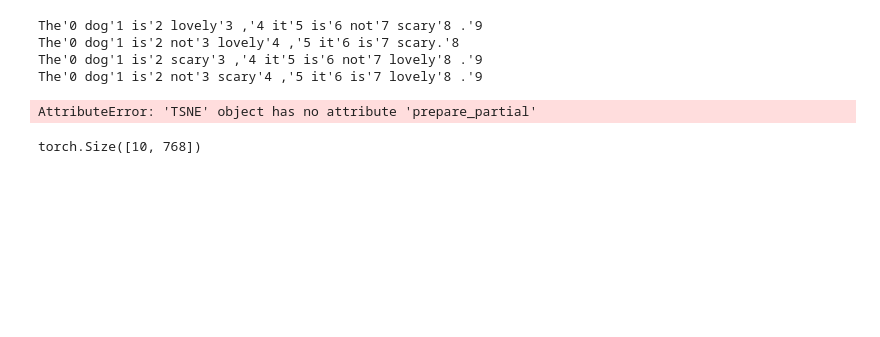
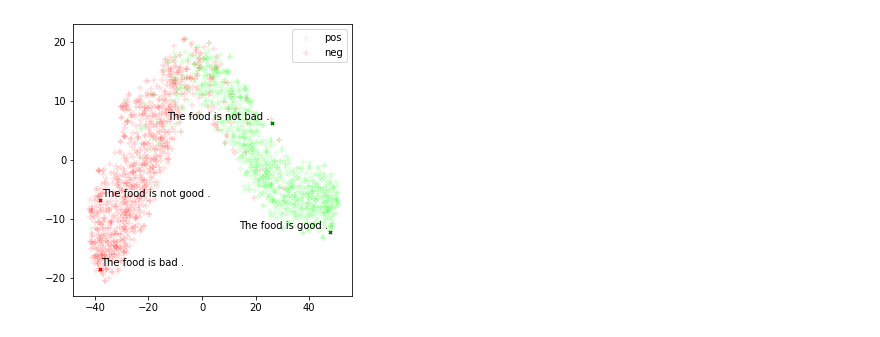
Before and after one commit to dugu9sword/dne, a Jupyter notebook: vis.ipynb, the cells around one changed output. Saved outputs shown, nothing was run; the diff lists cells and outputs as text; code cells hidden in the pictures; blank space fills up the shorter version.

```diff
--- a/vis.ipynb
+++ b/vis.ipynb
@@ -26,11 +23,11 @@ The autoreload extension is already loaded. To reload it, use:
 class Config:
     def __init__(self):
         super().__init__()
-        self.pretrain = "fasttext_ol"
-        self.fix_embed = True
+        self.pretrain = "bert"
+        self.fix_embed = False
         # self.mode = 'train'
 
-        self.bert_noise = 0.0
+        self.layer_noise = 0.0
         self.embed_noise = 0.0
         self.lstm_noise = 0.0
 
@@ -129,7 +89,7 @@ class TSNEPlotter:
         self.annotations = annotations
 
     def plot(self):
-        plt.rcParams['figure.figsize'] = [10, 10]
+        plt.rcParams['figure.figsize'] = [5, 5]
         bases = self.points[:self.base_num]
         pos_mask = np.array(self.mask[:self.base_num])
         plt.scatter(bases[:, 0][pos_mask], bases[:, 1][pos_mask], c='#00FF0020', label='pos', marker='+')
@@ -250,37 +107,0 @@ The'0 dog'1 is'2 not'3 scary'4 ,'5 it'6 is'7 lovely'8 .'9
-# %%
-
-allembeds = np.concatenate([sstembeds, myembeds])
-otsne = OTSNE(initialization='pca', negative_gradient_method='bh')
-otsne.fit()
-
-
-mask = sent_preds
-plt.rcParams['figure.figsize'] = [10, 10]
-for mynum in range(1, len(mysents) + 1):
-    plt.subplot(2, 2, mynum)
-
-    cur_sent = mysents[mynum - 1]
-    cur_words = cur_sent.split(" ")
-    cur_pred = mypreds[mynum - 1]
-
-    plt.scatter(sent2ds[:, 0][np.array(sst_labels)], sent2ds[:, 1][np.array(sst_labels)], c='#00FF0020', label='pos', marker='+')
-    plt.scatter(sent2ds[:, 0][~np.array(sst_labels)], sent2ds[:, 1][~np.array(sst_labels)], c='#FF000020', label='neg', marker='+')
-
-    start_idx = sum(allsizes[:mynum])
-    end_idx = sum(allsizes[:mynum+1])
-    fooembed = all2ds[start_idx: end_idx]
-    plt.scatter(fooembed[:, 0], fooembed[:, 1], c='b', marker='x', s=10)
-    texts = [plt.text(fooembed[i, 0], fooembed[i, 1], "{}-{}-{}".format(i, cur_words[i], "p" if cur_pred[i] else 'n'), ha='center', va='center') for i in range(fooembed.shape[0])]
-    adjust_text(texts)
-
-    plt.legend()
-# %% [output]
-The'0 dog'1 is'2 lovely'3 ,'4 it'5 is'6 not'7 scary'8 .'9
-The'0 dog'1 is'2 not'3 lovely'4 ,'5 it'6 is'7 scary.'8
-The'0 dog'1 is'2 scary'3 ,'4 it'5 is'6 not'7 lovely'8 .'9
-The'0 dog'1 is'2 not'3 scary'4 ,'5 it'6 is'7 lovely'8 .'9
-AttributeError: 'TSNE' object has no attribute 'prepare_partial'
-# %%
-myembeds[0].size()
-# %% [output]
-torch.Size([10, 768])
@@ -286,0 +143,27 @@ torch.Size([10, 768])
+# %%
+# allenutil.as_sentence(instance)
+mysents = [
+    "The food is good .",
+    "The food is bad .",
+    "The food is not good .",
+    "The food is not bad .",
+]
+my_embeds = []
+my_preds = []
+for sent in mysents:
+    embed, pred = get_internals(sent)
+    my_embeds.append(embed)
+    my_preds.extend(pred)
+my_embeds = torch.cat(my_embeds, dim=0)
+
+all_embeds = np.concatenate([sst_embeds.cpu().numpy(), my_embeds.cpu().numpy()])
+
+plotter = TSNEPlotter(all_embeds,
+                      mask = sst_labels + my_preds,
+                      base_num =sst_embeds.shape[0],
+                      annotations=mysents
+#                       annotations=[str(idx) for idx in range(len(mysents))]
+                     )
+plotter.plot()
+# %% [output]
+[figure, added]
```
Also changed, not shown: parts of 8 cells of this notebook, 15 other files.
